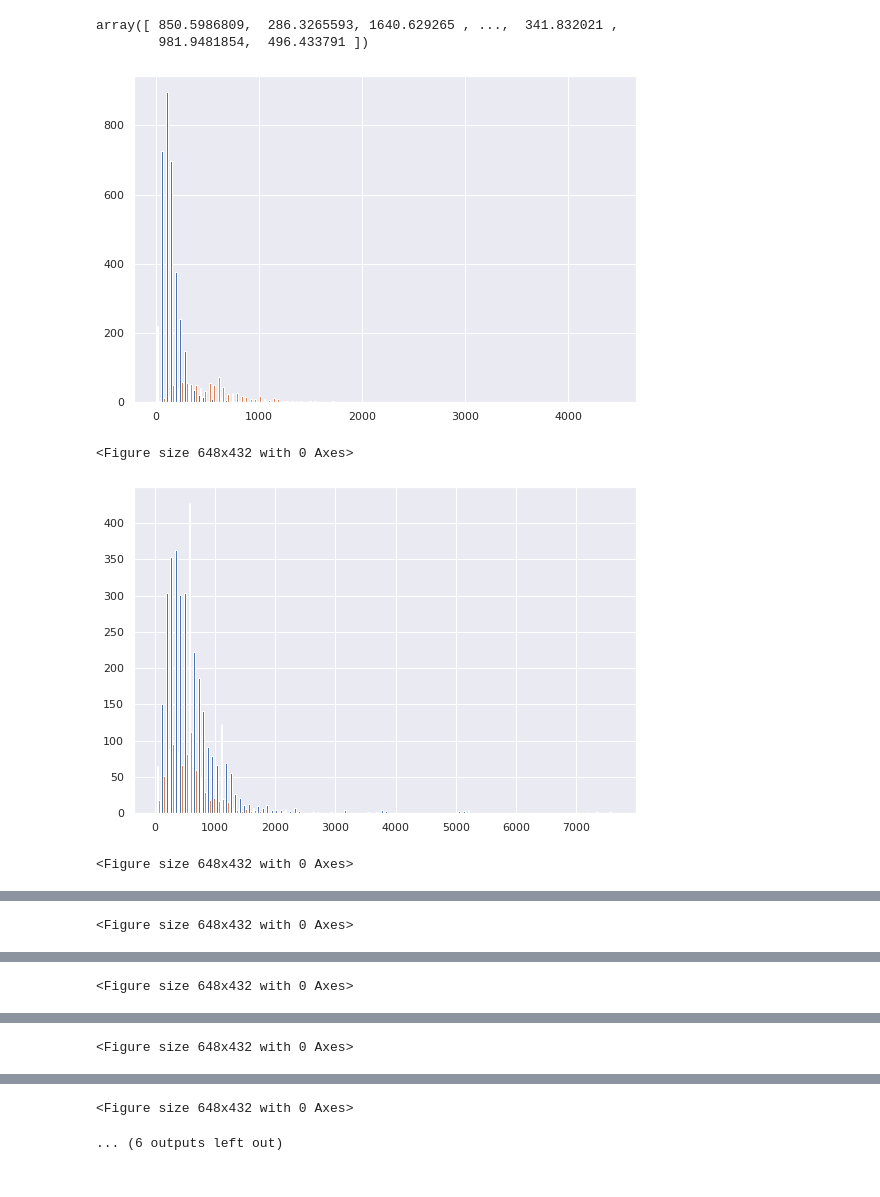
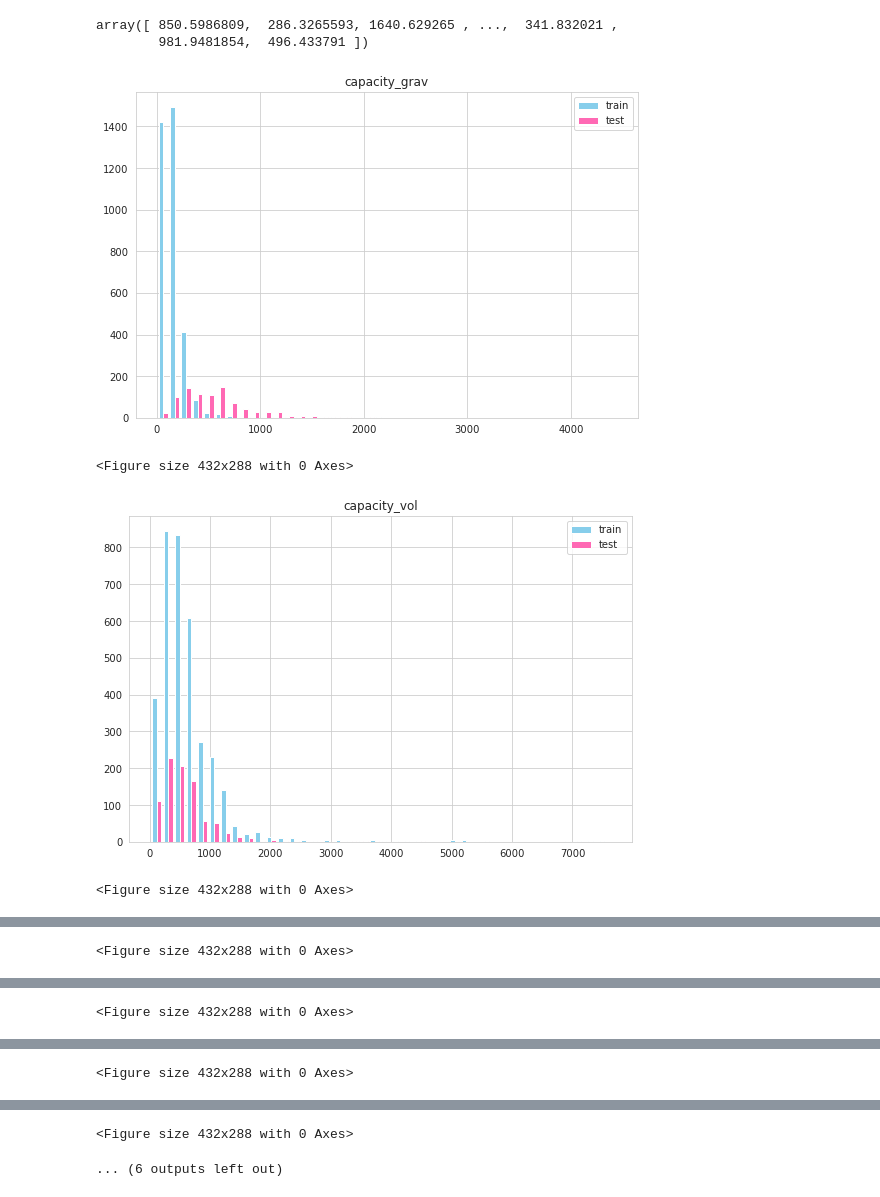
Before and after one commit to rajoy99/battery_intepretable, a Jupyter notebook: eda2.ipynb, the cells around one changed output, grey strips where cells are left out. Drawn from its saved outputs; the diff is of its cells as text; code cells hidden in the pictures.

```diff
--- a/eda2.ipynb
+++ b/eda2.ipynb
@@ -8,3 +7,4 @@ import xgboost
 df=pd.read_csv('dfile.csv')
 df=df.drop(['Unnamed: 0','max_voltage','min_voltage'],axis=1)
 df.head()
+sns.set_style("whitegrid")
@@ -52,14 +45,16 @@ array([ 850.5986809,  286.3265593, 1640.629265 , ...,  341.832021 ,
         981.9481854,  496.433791 ])
 # %%
 for i in range(9):
-    fig, ax = plt.subplots()
+    plt.figure(figsize=(9,6))
     # sns.histplot(df,x=X_train.columns[i],color='red',ax=ax)
     # sns.histplot(df,x=X_test.columns[i],color='green',ax=ax)
-    plt.hist([X_train.iloc[:,i].values,X_test.iloc[:,1].values], bins= 100, label=['train', 'test'])
+    plt.hist([X_train.iloc[:,i].values,X_test.iloc[:,1].values], bins=40, color = ["skyblue",'hotpink'], label=['train', 'test'])
+    plt.title(X_train.columns[i])
+    plt.legend(loc='upper right')
     plt.show()
     plt.savefig('EDA images/'+df.columns[i]+'.png')
 # %% [output]
-[figure, old version]
+[figure, new version]
-<Figure size 648x432 with 0 Axes>
+<Figure size 432x288 with 0 Axes>
-[figure, old version]
+[figure, new version]
-<Figure size 648x432 with 0 Axes>
+<Figure size 432x288 with 0 Axes>
@@ -67 +62 @@ for i in range(9):
-<Figure size 648x432 with 0 Axes>
+<Figure size 432x288 with 0 Axes>
@@ -69 +64 @@ for i in range(9):
-<Figure size 648x432 with 0 Axes>
+<Figure size 432x288 with 0 Axes>
@@ -71 +66 @@ for i in range(9):
-<Figure size 648x432 with 0 Axes>
+<Figure size 432x288 with 0 Axes>
@@ -73,2 +68,2 @@ for i in range(9):
-<Figure size 648x432 with 0 Axes>
+<Figure size 432x288 with 0 Axes>
 ... (6 outputs left out)
```
Also changed, not shown: parts of 3 cells of this notebook, 9 other files.
